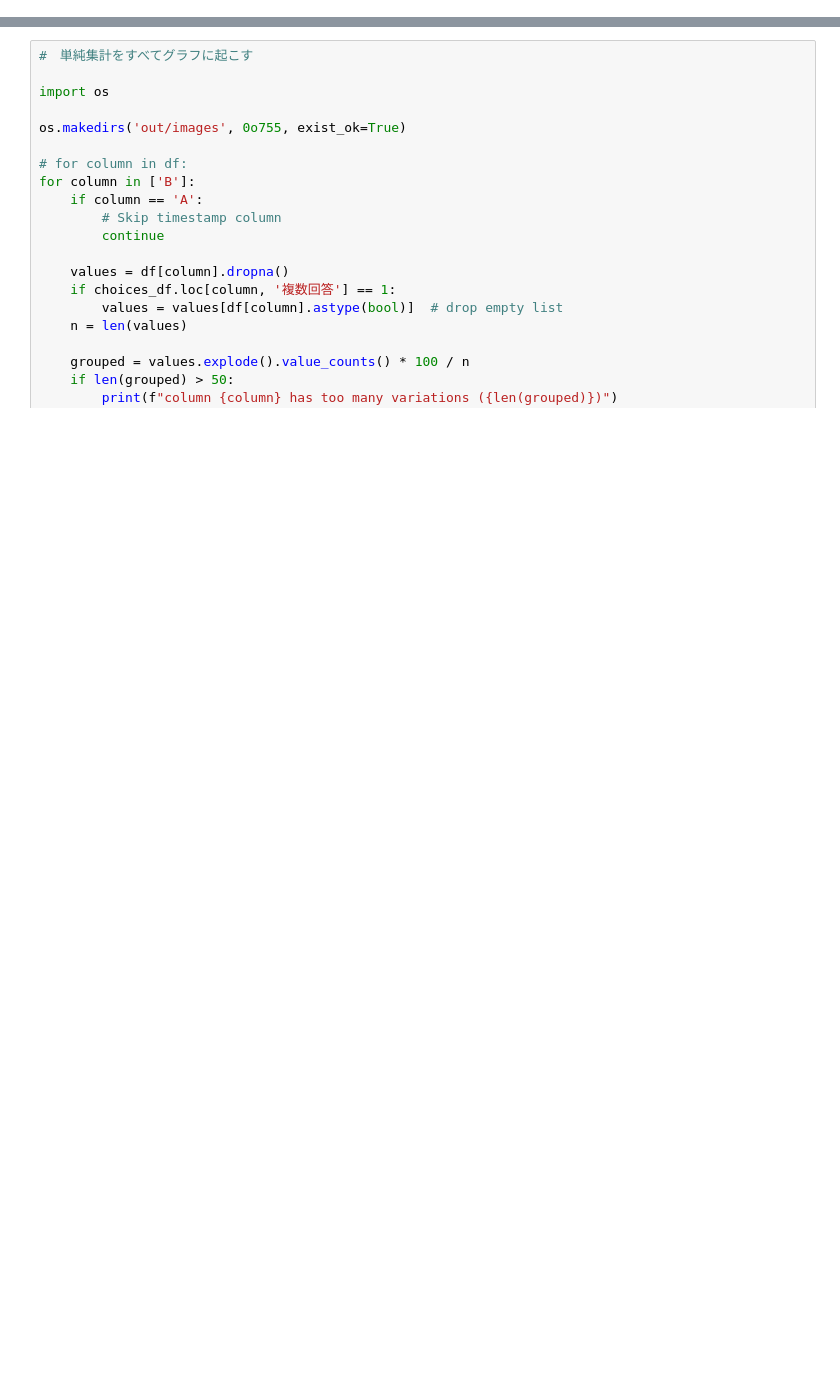
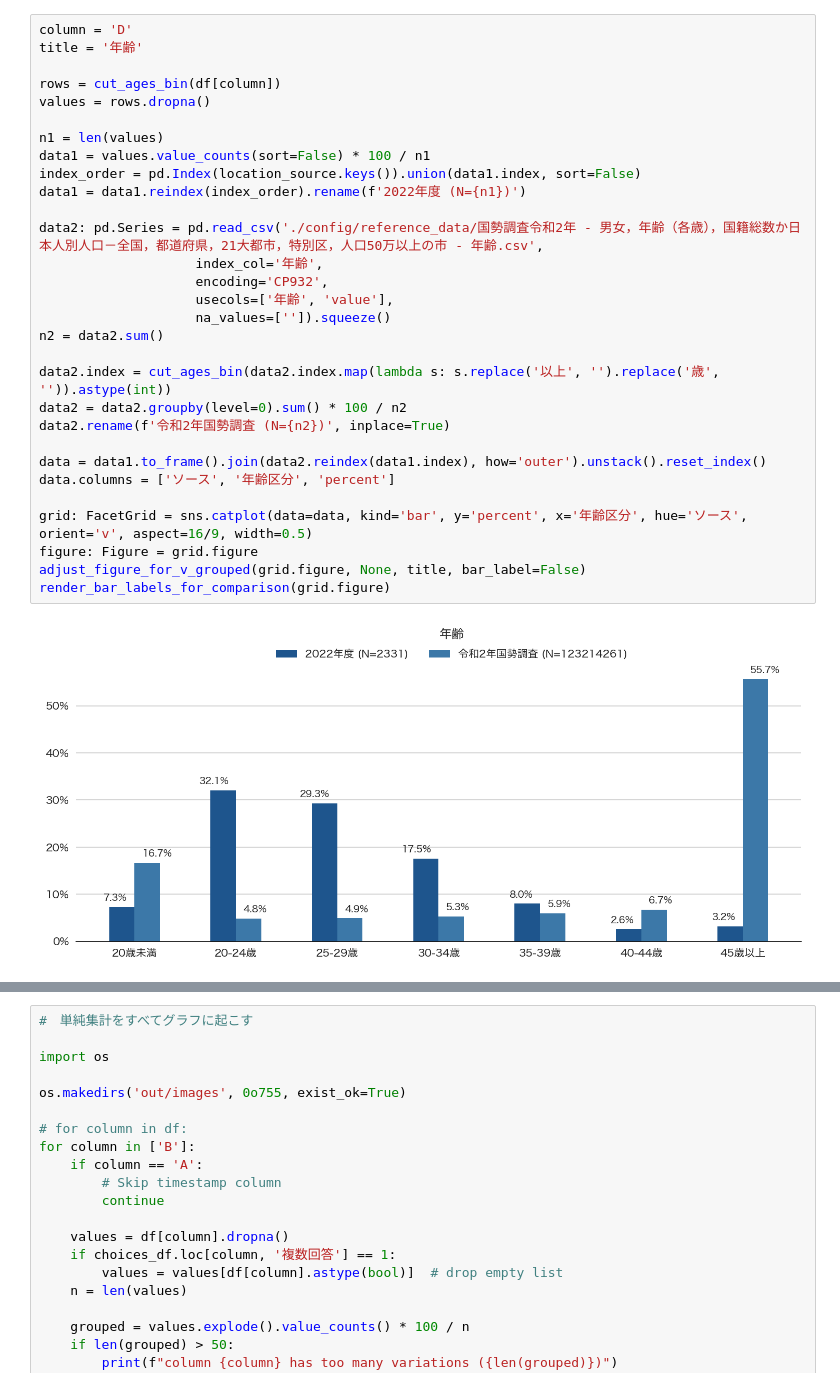
Before and after one commit to ypresto/asloop-survey, a Jupyter notebook: plot.ipynb, the cells around one changed output, grey strips where cells are left out. Drawn from its saved outputs; the diff is of its cells as text; blank space fills up the shorter version.

```diff
--- a/plot.ipynb
+++ b/plot.ipynb
@@ -224,3 +330,35 @@ def plot_staked_hbar_grouped(column: str, group_by: str, title: str, description
+# %%
+column = 'D'
+title = '年齢'
+
+rows = cut_ages_bin(df[column])
+values = rows.dropna()
+
+n1 = len(values)
+data1 = values.value_counts(sort=False) * 100 / n1
+index_order = pd.Index(location_source.keys()).union(data1.index, sort=False)
+data1 = data1.reindex(index_order).rename(f'2022年度 (N={n1})')
+
+data2: pd.Series = pd.read_csv('./config/reference_data/国勢調査令和2年 - 男女，年齢（各歳），国籍総数か日本人別人口－全国，都道府県，21大都市，特別区，人口50万以上の市 - 年齢.csv',
+                    index_col='年齢',
+                    encoding='CP932',
+                    usecols=['年齢', 'value'],
+                    na_values=['']).squeeze()
+n2 = data2.sum()
+
+data2.index = cut_ages_bin(data2.index.map(lambda s: s.replace('以上', '').replace('歳', '')).astype(int))
+data2 = data2.groupby(level=0).sum() * 100 / n2
+data2.rename(f'令和2年国勢調査 (N={n2})', inplace=True)
+
+data = data1.to_frame().join(data2.reindex(data1.index), how='outer').unstack().reset_index()
+data.columns = ['ソース', '年齢区分', 'percent']
+
+grid: FacetGrid = sns.catplot(data=data, kind='bar', y='percent', x='年齢区分', hue='ソース', orient='v', aspect=16/9, width=0.5)
+figure: Figure = grid.figure
+adjust_figure_for_v_grouped(grid.figure, None, title, bar_label=False)
+render_bar_labels_for_comparison(grid.figure)
+# %% [output]
+[figure, added]
 # %%
 # 描画
 
```
Also changed, not shown: parts of 5 cells of this notebook.
